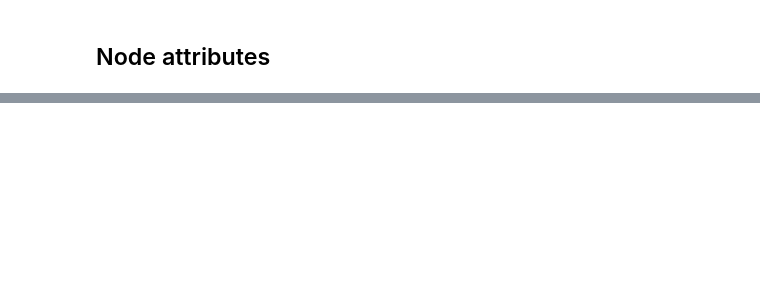
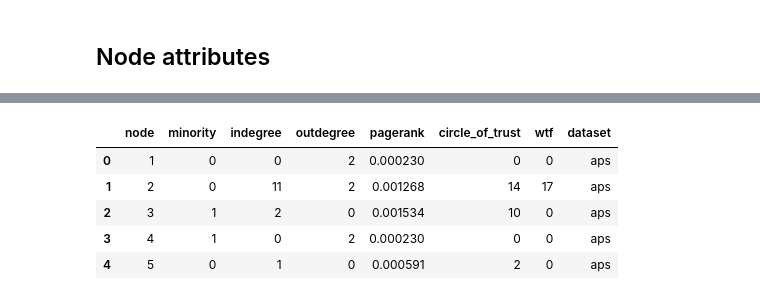
Before and after one commit to gesiscss/Homophilic_Directed_ScaleFree_Networks, a Jupyter notebook: notebooks/data_cleaning/datasets.ipynb, the cells around one changed output, grey strips where cells are left out. Saved outputs shown, nothing was run; the diff lists cells and outputs as text; code cells hidden in the pictures; blank space fills up the shorter version.

```diff
--- a/notebooks/data_cleaning/datasets.ipynb
+++ b/notebooks/data_cleaning/datasets.ipynb
@@ -93,0 +139,9 @@ for dataset in DATASETS:
+# %%
+df_metadata.head()
+# %% [output]
+|  | node | minority | indegree | outdegree | pagerank | circle_of_trust | wtf | dataset |
+| 0 | 1 | 0 | 0 | 2 | 0.000230 | 0 | 0 | aps |
+| 1 | 2 | 0 | 11 | 2 | 0.001268 | 14 | 17 | aps |
+| 2 | 3 | 1 | 2 | 0 | 0.001534 | 10 | 0 | aps |
+| 3 | 4 | 1 | 0 | 2 | 0.000230 | 0 | 0 | aps |
+| 4 | 5 | 0 | 1 | 0 | 0.000591 | 2 | 0 | aps |
```
Also changed, not shown: parts of 13 cells of this notebook, 14 other files.
